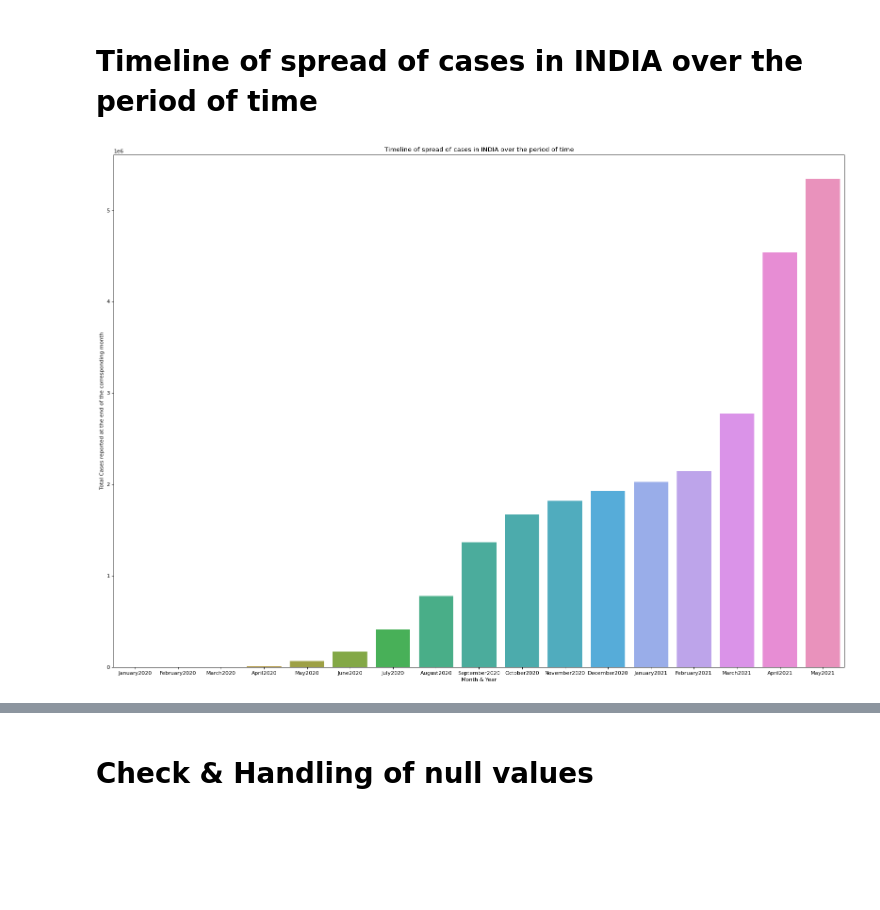
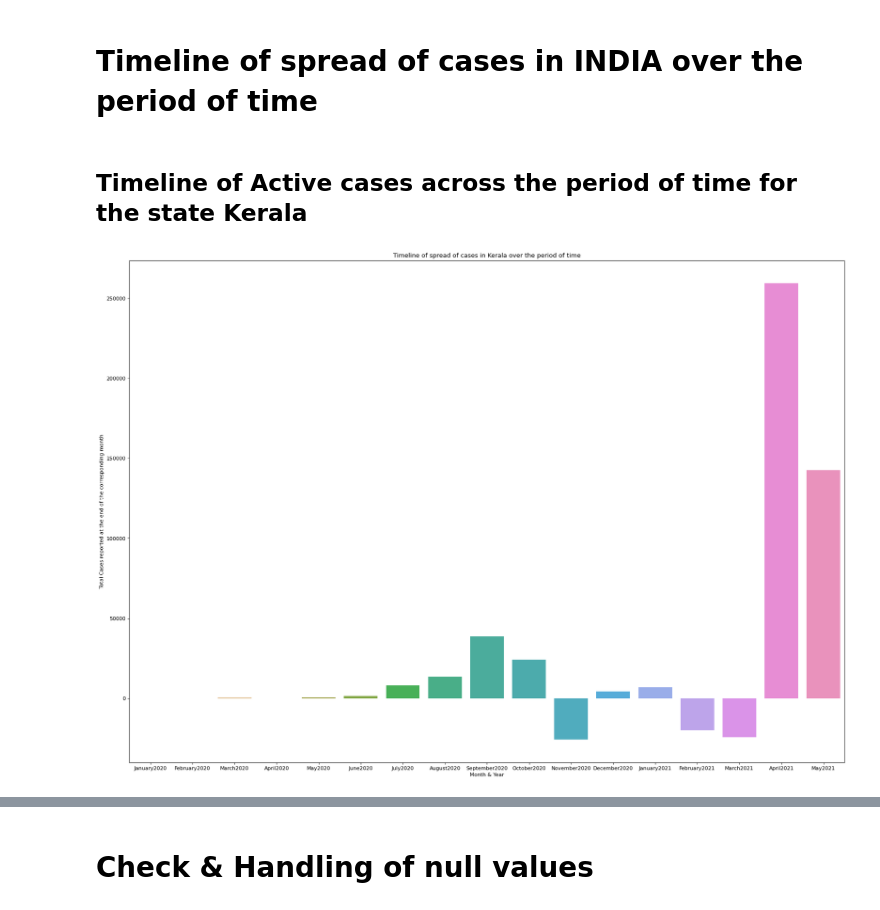
Before and after one commit to PersistingSoulV/COVID19-INDIA-Exploratory-Analysis, a Jupyter notebook: CVOID19_Exploratory_Analysis_on_INDIA.ipynb, the cells around one changed output, grey strips where cells are left out. Saved outputs shown, nothing was run; the diff lists cells and outputs as text; code cells hidden in the pictures; blank space fills up the shorter version.

Commit message:
updates to covid19 cases data

```diff
--- a/CVOID19_Exploratory_Analysis_on_INDIA.ipynb
+++ b/CVOID19_Exploratory_Analysis_on_INDIA.ipynb
@@ -140,30 +140,35 @@ from matplotlib import pyplot as plt
 
 states = dataset1['State/UnionTerritory'].unique()
 
-df = dataset1.copy()
+df = covid19_cases_India.copy()
 df['Date'] = df['Date'].astype('datetime64[ns]')
 df['Month'] = df['Date'].dt.month_name()
 df['Year'] = df['Date'].dt.year.astype('str')
 df['Month_Year'] = df['Month'].str.cat(df['Year'],sep="")
-df['Min Case in the month'] = df.groupby('Month_Year')['Confirmed'].transform('min')
-df['Max Case in the month'] = df.groupby('Month_Year')['Confirmed'].transform('max')
-df['Cases_PerMonth'] = df['Max Case in the month'] - df['Min Case in the month']
+df['State_Month_Year'] = df['Month_Year'].str.cat(df['State/UnionTerritory'],sep="")
+df['Min Case in the month'] = df.groupby('State_Month_Year')['Confirmed'].transform('min')
+df['Max Case in the month'] = df.groupby('State_Month_Year')['Confirmed'].transform('max')
+df['Min Cured in the month'] = df.groupby('State_Month_Year')['Cured'].transform('min')
+df['Max Cured in the month'] = df.groupby('State_Month_Year')['Cured'].transform('max')
+df['Cases_PerMonth'] = (df['Max Case in the month'] - df['Min Case in the month']) - (df['Max Cured in the month'] - df['Min Cured in the month'])
 df2 = df[['State/UnionTerritory','Month_Year','Cases_PerMonth']]
 df2 = df2.drop_duplicates(ignore_index=True)
 # %% [markdown]
 # Timeline of spread of cases in INDIA over the period of time
+# %% [markdown]
+## Timeline of Active cases across the period of time for the state Kerala
 # %%
 from matplotlib.pyplot import figure
 import seaborn as sns
 df_kerala = df2.copy()
 df_kerala['State'] = df2[df2['State/UnionTerritory'] == 'Kerala']['State/UnionTerritory']
 df_kerala['Month_Year'] = df2[df2['State/UnionTerritory'] == 'Kerala']['Month_Year']
 df_kerala['Cases_PerMonth'] = df2[df2['State/UnionTerritory'] == 'Kerala']['Cases_PerMonth']
 figure(num=None, figsize=(25,18), dpi=80, facecolor='w', edgecolor='r')
 sns.barplot(x="Month_Year", y = "Cases_PerMonth" , data = df_kerala)
-plt.title('Timeline of spread of cases in INDIA over the period of time')
+plt.title('Timeline of spread of cases in Kerala over the period of time')
 plt.xlabel('Month & Year')
 plt.ylabel('Total Cases reported at the end of the corresponding month')
 plt.show()
 # %% [output]
-[figure, old version]
+[figure, new version]
```
Also changed, not shown: parts of 11 cells of this notebook.
